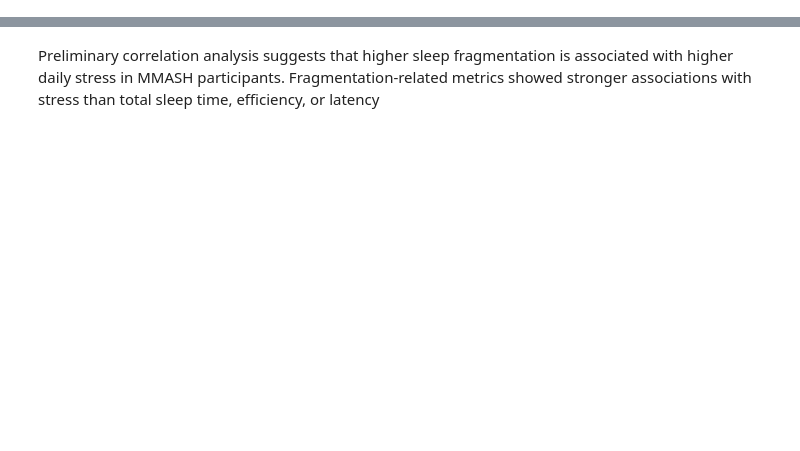
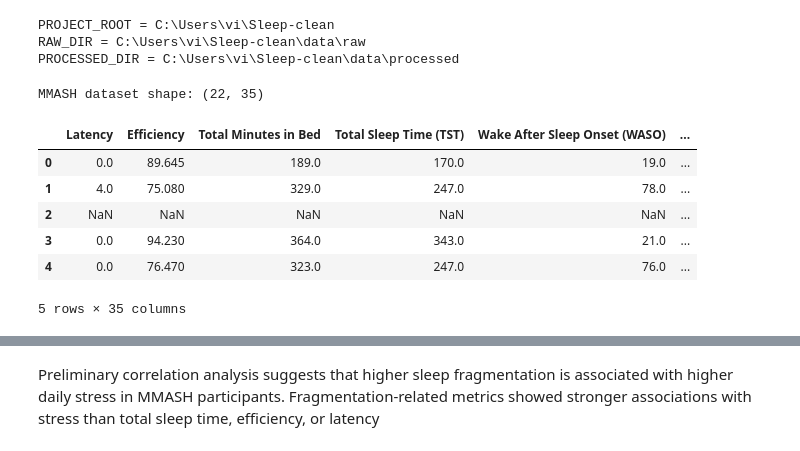
Before and after one commit to kva99kva-eng/Sleep, a Jupyter notebook: notebooks/04_mmash_sleep_mental_health.ipynb, the cells around one changed output, grey strips where cells are left out. Drawn from its saved outputs; the diff is of its cells as text; code cells hidden in the pictures; blank space fills up the shorter version.

```diff
--- a/notebooks/04_mmash_sleep_mental_health.ipynb
+++ b/notebooks/04_mmash_sleep_mental_health.ipynb
@@ -58,0 +13,55 @@ print(user_dirs[:10])
+# %%
+from pathlib import Path
+
+import numpy as np
+import pandas as pd
+import matplotlib.pyplot as plt
+
+
+def find_project_root(start=Path.cwd()):
+    for path in [start, *start.parents]:
+        if (path / "README.md").exists() and (path / "data").exists():
+            return path
+
+    raise FileNotFoundError(
+        "Project root not found. Make sure README.md and data/ exist."
+    )
+
+
+PROJECT_ROOT = find_project_root()
+
+RAW_DIR = PROJECT_ROOT / "data" / "raw"
+PROCESSED_DIR = PROJECT_ROOT / "data" / "processed"
+EXTERNAL_DIR = PROJECT_ROOT / "data" / "external"
+FIGURES_DIR = PROJECT_ROOT / "figures"
+NOTEBOOKS_DIR = PROJECT_ROOT / "notebooks"
+
+print("PROJECT_ROOT =", PROJECT_ROOT)
+print("RAW_DIR =", RAW_DIR)
+print("PROCESSED_DIR =", PROCESSED_DIR)
+# %% [output]
+PROJECT_ROOT = C:\Users\vi\Sleep-clean
+RAW_DIR = C:\Users\vi\Sleep-clean\data\raw
+PROCESSED_DIR = C:\Users\vi\Sleep-clean\data\processed
+# %%
+mmash_path = PROCESSED_DIR / "mmash_modeling_dataset.csv"
+
+if not mmash_path.exists():
+    raise FileNotFoundError(
+        f"File not found: {mmash_path}\n"
+        "Place mmash_modeling_dataset.csv into data/processed/."
+    )
+
+mmash_df = pd.read_csv(mmash_path)
+
+print("MMASH dataset shape:", mmash_df.shape)
+mmash_df.head()
+# %% [output]
+MMASH dataset shape: (22, 35)
+|  | Latency | Efficiency | Total Minutes in Bed | Total Sleep Time (TST) | Wake After Sleep Onset (WASO) | ... |
+| 0 | 0.0 | 89.645 | 189.0 | 170.0 | 19.0 | ... |
+| 1 | 4.0 | 75.080 | 329.0 | 247.0 | 78.0 | ... |
+| 2 | NaN | NaN | NaN | NaN | NaN | ... |
+| 3 | 0.0 | 94.230 | 364.0 | 343.0 | 21.0 | ... |
+| 4 | 0.0 | 76.470 | 323.0 | 247.0 | 76.0 | ... |
+5 rows × 35 columns
```
Also changed, not shown: parts of 36 cells of this notebook, 6 other files.
